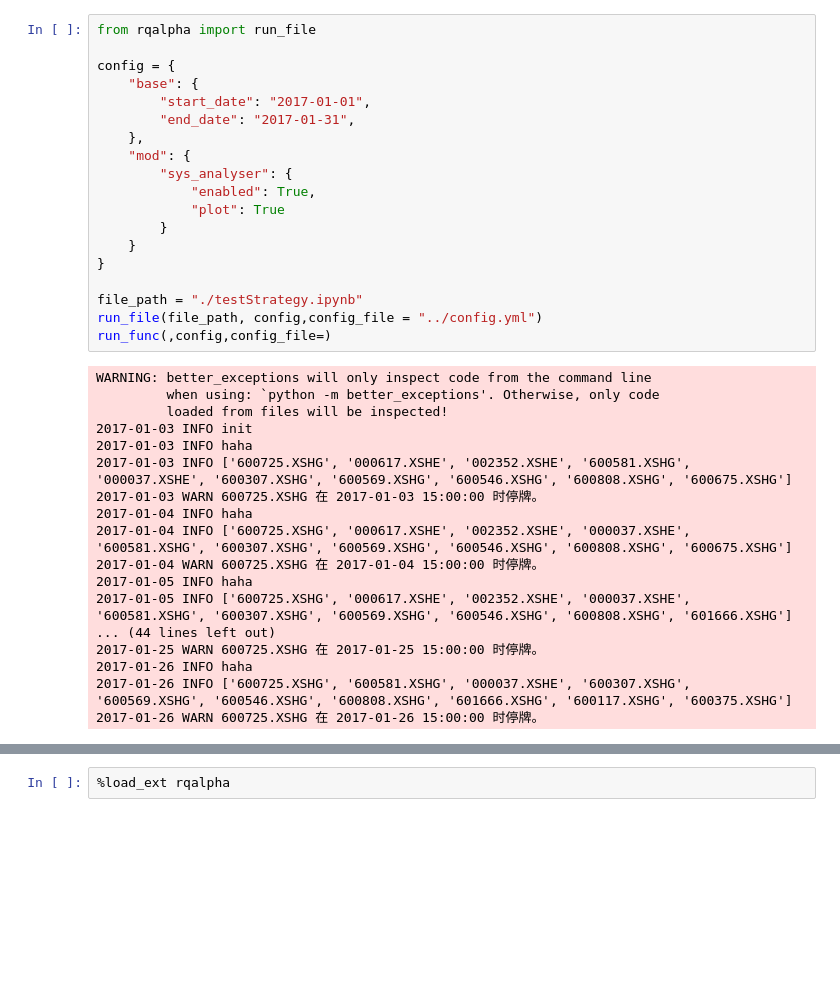
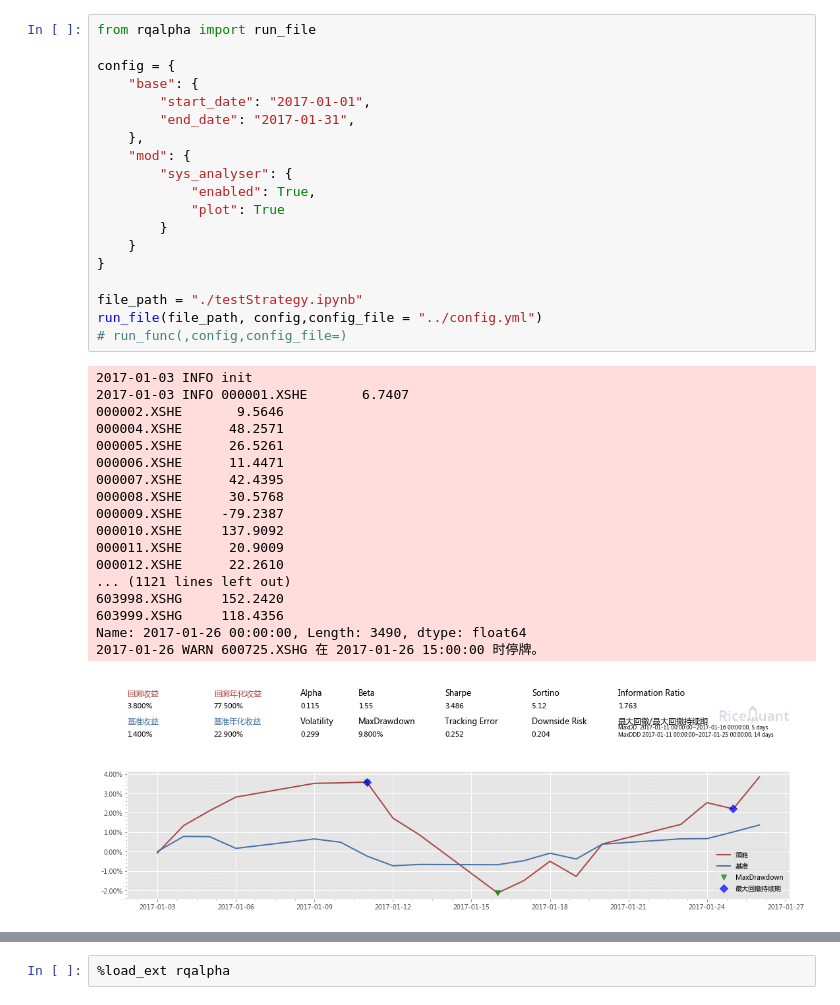
Before and after one commit to xclxxl414/rqalpha, a Jupyter notebook: ipynbs/strategys/testStrategy.ipynb, the cells around one changed output, grey strips where cells are left out. Drawn from its saved outputs; the diff is of its cells as text; blank space fills up the shorter version.

```diff
--- a/ipynbs/strategys/testStrategy.ipynb
+++ b/ipynbs/strategys/testStrategy.ipynb
@@ -22,40 +21,41 @@ def handle_bar(context, bar_dict):
 # %%
 from rqalpha import run_file
 
 config = {
     "base": {
         "start_date": "2017-01-01",
         "end_date": "2017-01-31",
     },
     "mod": {
         "sys_analyser": {
             "enabled": True,
             "plot": True
         }
     }
 }
 
 file_path = "./testStrategy.ipynb"
 run_file(file_path, config,config_file = "../config.yml")
-run_func(,config,config_file=)
+# run_func(,config,config_file=)
 # %% [output]
-WARNING: better_exceptions will only inspect code from the command line
-         when using: `python -m better_exceptions'. Otherwise, only code
-         loaded from files will be inspected!
 2017-01-03 INFO init
-2017-01-03 INFO haha
-2017-01-03 INFO ['600725.XSHG', '000617.XSHE', '002352.XSHE', '600581.XSHG', '000037.XSHE', '600307.XSHG', '600569.XSHG', '600546.XSHG', '600808.XSHG', '600675.XSHG']
-2017-01-03 WARN 600725.XSHG 在 2017-01-03 15:00:00 时停牌。
-2017-01-04 INFO haha
-2017-01-04 INFO ['600725.XSHG', '000617.XSHE', '002352.XSHE', '000037.XSHE', '600581.XSHG', '600307.XSHG', '600569.XSHG', '600546.XSHG', '600808.XSHG', '600675.XSHG']
-2017-01-04 WARN 600725.XSHG 在 2017-01-04 15:00:00 时停牌。
-2017-01-05 INFO haha
-2017-01-05 INFO ['600725.XSHG', '000617.XSHE', '002352.XSHE', '000037.XSHE', '600581.XSHG', '600307.XSHG', '600569.XSHG', '600546.XSHG', '600808.XSHG', '601666.XSHG']
-... (44 lines left out)
-2017-01-25 WARN 600725.XSHG 在 2017-01-25 15:00:00 时停牌。
-2017-01-26 INFO haha
-2017-01-26 INFO ['600725.XSHG', '600581.XSHG', '000037.XSHE', '600307.XSHG', '600569.XSHG', '600546.XSHG', '600808.XSHG', '601666.XSHG', '600117.XSHG', '600375.XSHG']
+2017-01-03 INFO 000001.XSHE       6.7407
+000002.XSHE       9.5646
+000004.XSHE      48.2571
+000005.XSHE      26.5261
+000006.XSHE      11.4471
+000007.XSHE      42.4395
+000008.XSHE      30.5768
+000009.XSHE     -79.2387
+000010.XSHE     137.9092
+000011.XSHE      20.9009
+000012.XSHE      22.2610
+... (1121 lines left out)
+603998.XSHG     152.2420
+603999.XSHG     118.4356
+Name: 2017-01-26 00:00:00, Length: 3490, dtype: float64
 2017-01-26 WARN 600725.XSHG 在 2017-01-26 15:00:00 时停牌。
+[figure, added]
 {'sys_analyser': {'benchmark_portfolio':               cash  market_value  static_unit_net_value  total_value  \
   date
   2017-01-03  673.23     999326.77                  1.000   1000000.00
```
Also changed, not shown: parts of 2 cells of this notebook, 13 other files.
